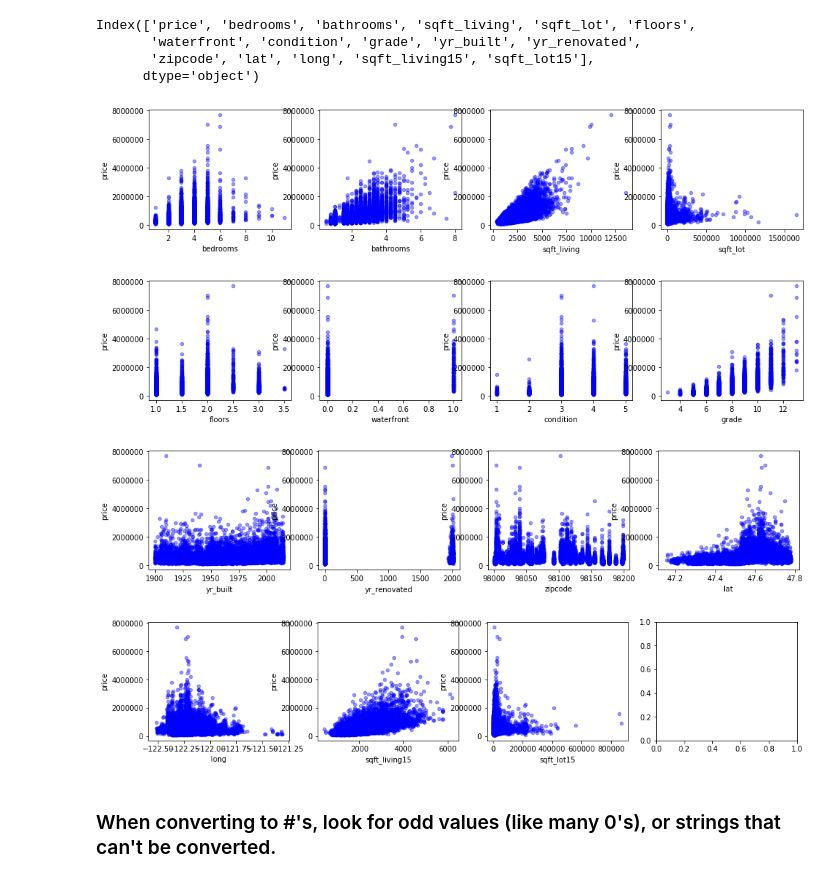
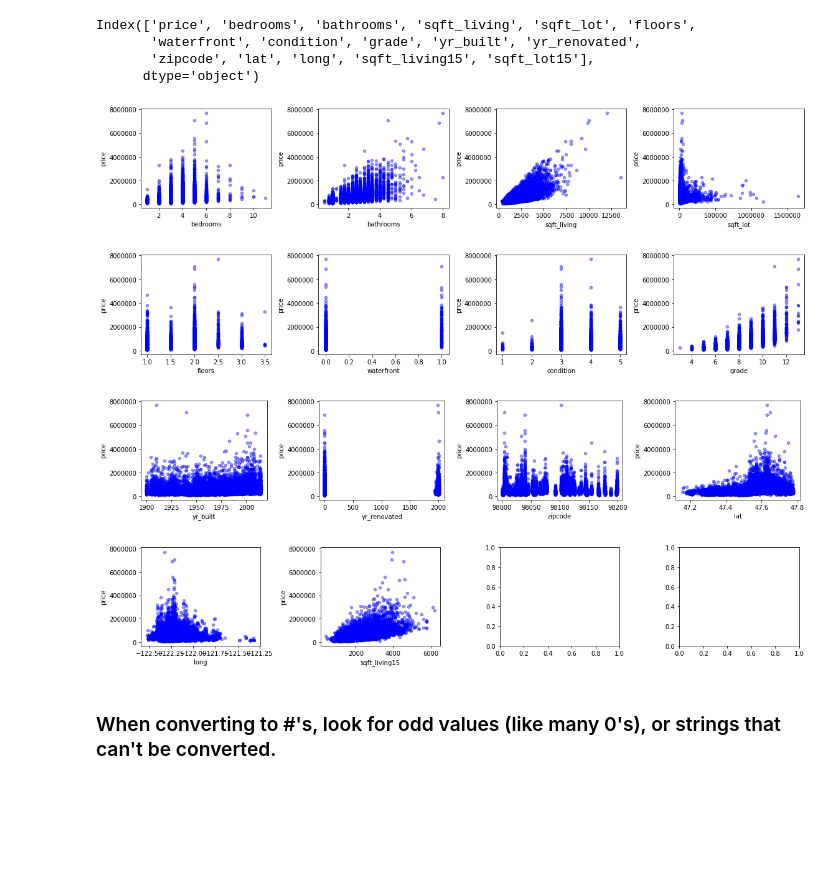
Before and after one commit to alexanderjohnny/dsc-v2-mod1-final-project-online-ds-pt-100719, a Jupyter notebook: study_group_starter_nb.ipynb, the cells around one changed output. Drawn from its saved outputs; the diff is of its cells as text; code cells hidden in the pictures; blank space fills up the shorter version.

```diff
--- a/study_group_starter_nb.ipynb
+++ b/study_group_starter_nb.ipynb
@@ -680,14 +681,16 @@ Index(['price', 'bedrooms', 'bathrooms', 'sqft_living', 'sqft_lot', 'floors',
 # %%
 #checking plots for categorical columns
 import matplotlib.pyplot as plt
 %matplotlib inline
 
 fig, axes = plt.subplots(nrows=1, ncols=4, figsize=(16,3))
 
 for xcol, ax in zip(list(df_basic)[1:5], axes):
     df_basic.plot(kind='scatter', x=xcol, y='price', ax=ax, alpha=0.4, color='b')
+
+plt.tight_layout()
 # %% [output]
-[figure, old version]
+[figure, new version]
 # %%
 # something is weird with sqft lot, looks like there are a lot of outliers.
 # %%
@@ -696,16 +699,20 @@ fig, axes = plt.subplots(nrows=1, ncols=4, figsize=(16,3))
 
 for xcol, ax in zip(list(df_basic)[5:9], axes):
     df_basic.plot(kind='scatter', x=xcol, y='price', ax=ax, alpha=0.4, color='b')
+
+plt.tight_layout()
 # %% [output]
-[figure, old version]
+[figure, new version]
 # %%
 #checking plots for categorical columns
 fig, axes = plt.subplots(nrows=1, ncols=4, figsize=(16,3))
 
 for xcol, ax in zip(list(df_basic)[9:13], axes):
     df_basic.plot(kind='scatter', x=xcol, y='price', ax=ax, alpha=0.4, color='b')
+
+plt.tight_layout()
 # %% [output]
-[figure, old version]
+[figure, new version]
 # %%
 # yr renovated seems categorical but that's bc of the zero vals throwing off the graph incrementally.
 # zip code is categorical
@@ -714,9 +721,11 @@ for xcol, ax in zip(list(df_basic)[9:13], axes):
 
 fig, axes = plt.subplots(nrows=1, ncols=4, figsize=(16,3))
 
-for xcol, ax in zip(list(df_basic)[13:16], axes):
+for xcol, ax in zip(list(df_basic)[13:15], axes):
     df_basic.plot(kind='scatter', x=xcol, y='price', ax=ax, alpha=0.4, color='b')
+
+plt.tight_layout()
 # %% [output]
-[figure, old version]
+[figure, new version]
 # %%
 # sqft lot15 seems to have a lot of outliers.
```
Also changed, not shown: parts of 51 cells of this notebook.
